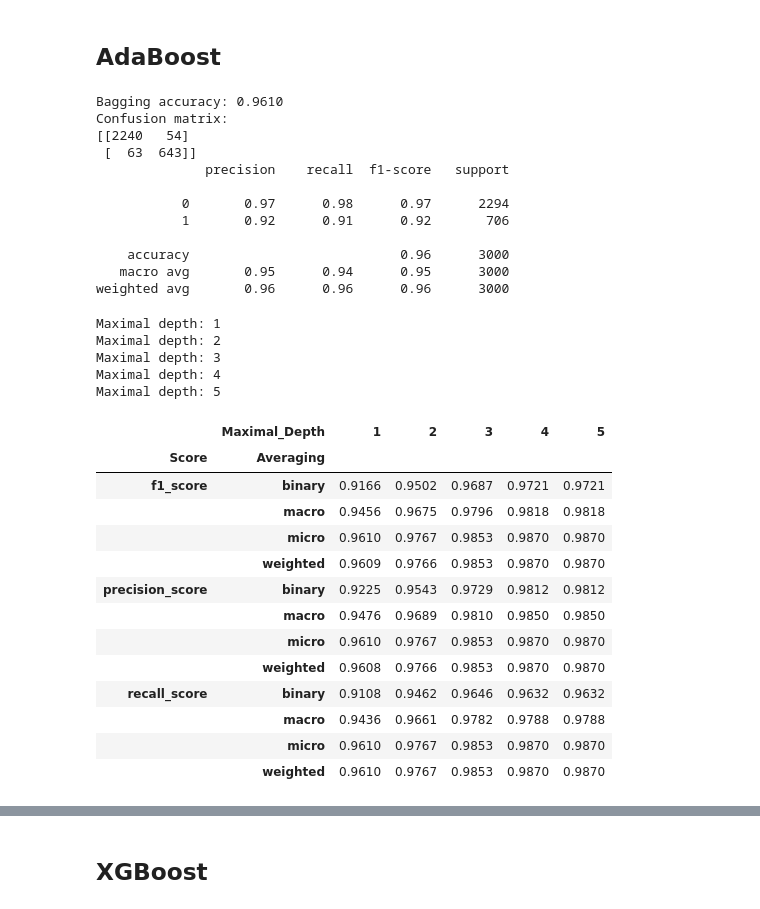
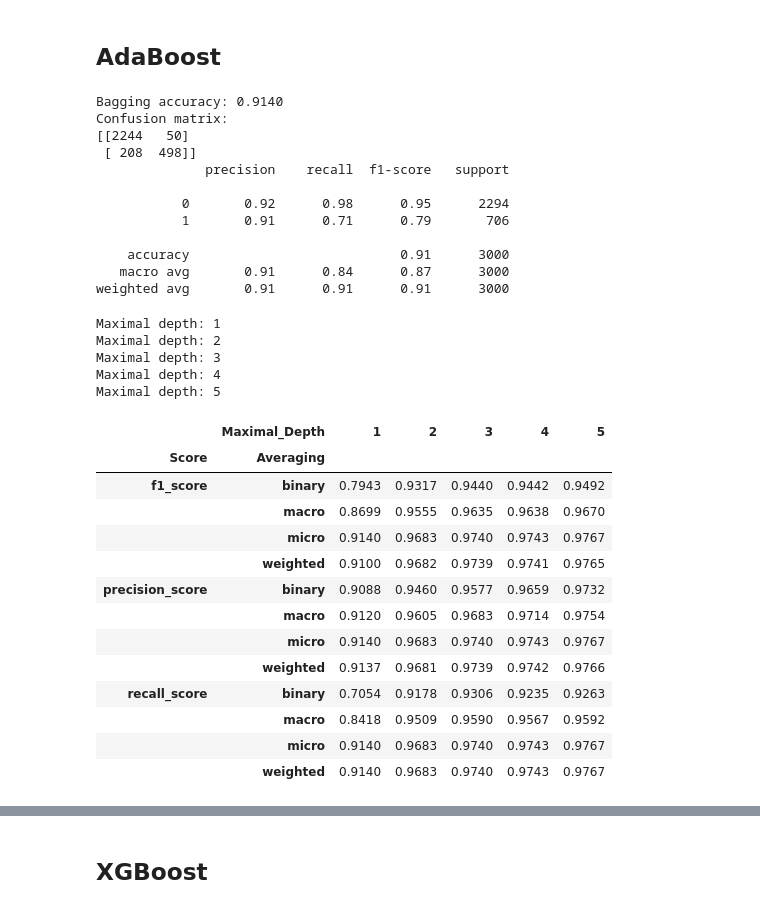
Before and after one commit to skuperst/Predicting-Employee-Turnover-at-Sailsfort-Motors, a Jupyter notebook: Employee_Turnover.ipynb, the cells around one changed output, grey strips where cells are left out. Cells and saved outputs as stored; diff of their text form; code cells hidden in the pictures.

```diff
--- a/Employee Turnover.ipynb
+++ b/Employee_Turnover.ipynb
@@ -46,9 +49,19 @@ api.authenticate()
 # %%
-# Download the dataset
-dataset = 'manidevesh/hr-dataset-analysis'
 download_path = './hr_dataset'  # Folder where the CSV will be saved
-api.dataset_download_files(dataset, path=download_path, unzip=True)
+file_name = 'HR_DataSet.csv'
+if file_name in os.listdir(download_path):
+    print('Using the exsiting file: {}'.format(file_name))
+else:
+    # Initialize Kaggle's API
+    api = KaggleApi()
+    api.authenticate()# Initialize Kaggle's API
+    api = KaggleApi()
+    api.authenticate()
 
-file_name = [f for f in os.listdir(download_path) if f.split('.')[1]=='csv'][0]
-print("Download complete. File name is: {}".format(file_name))
+    # Download the dataset
+    dataset = 'manidevesh/hr-dataset-analysis'
+    api.dataset_download_files(dataset, path=download_path, unzip=True)
+
+    file_name = [f for f in os.listdir(download_path) if f.split('.')[1]=='csv'][0]
+    print("Download complete. File name is: {}".format(file_name))
 # %% [output]
@@ -428,7 +443,8 @@ Out-of-bag score: 98.792 %
 ## AdaBoost
 # %%
 ada_boost_pipeline = Pipeline(steps=[('preprocessor', preprocess_pipeline),
-                                     ('classifier', AdaBoostClassifier(DecisionTreeClassifier(max_depth=1), n_estimators=200, algorithm="SAMME.R", learning_rate=0.5, random_state=42))])
+                                     ('classifier', AdaBoostClassifier(DecisionTreeClassifier(max_depth=1), n_estimators=200,
+                                                                       algorithm="SAMME", learning_rate=0.5, random_state=42))])
 ada_boost_pipeline.fit(X_train, y_train)
 
 y_pred = ada_boost_pipeline.predict(X_test)
@@ -438,51 +454,52 @@ print(confusion_matrix(y_test, y_pred))
 print(classification_report(y_test, y_pred))
 del(ada_boost_pipeline, y_pred)
 # %% [output]
-Bagging accuracy: 0.9610
+Bagging accuracy: 0.9140
 Confusion matrix:
-[[2240   54]
- [  63  643]]
+[[2244   50]
+ [ 208  498]]
               precision    recall  f1-score   support
 
-           0       0.97      0.98      0.97      2294
-           1       0.92      0.91      0.92       706
+           0       0.92      0.98      0.95      2294
+           1       0.91      0.71      0.79       706
 
-    accuracy                           0.96      3000
-   macro avg       0.95      0.94      0.95      3000
-weighted avg       0.96      0.96      0.96      3000
+    accuracy                           0.91      3000
+   macro avg       0.91      0.84      0.87      3000
+weighted avg       0.91      0.91      0.91      3000
 # %%
 # Various scores and averages for the varying maximal depth
 D = dict()
 for md in range(1, 6):
     print('Maximal depth: {}'.format(md))
     for score, averaging in itertools.product([f1_score, precision_score, recall_score],['binary','macro','micro','weighted']):
         ada_boost_pipeline = Pipeline(steps=[('preprocessor', preprocess_pipeline),
-                                             ('classifier', AdaBoostClassifier(DecisionTreeClassifier(max_depth=md), n_estimators=200, algorithm="SAMME.R", learning_rate=0.5, random_state=42))])
+                                             ('classifier', AdaBoostClassifier(DecisionTreeClassifier(max_depth=md), n_estimators=200,
+                                                                               algorithm="SAMME", learning_rate=0.5, random_state=42))])
         ada_boost_pipeline.fit(X_train, y_train)
         y_pred = ada_boost_pipeline.predict(X_test)
         D[(score.__name__, averaging, md)] = round(score(y_test, y_pred, average=averaging), 4)
 display(pd.Series(D.values(), index = pd.MultiIndex.from_tuples(D.keys(), names=['Score','Averaging','Maximal_Depth'])).unstack([-1]))
 del(D, md, score, averaging, ada_boost_pipeline, y_pred)
 # %% [output]
 Maximal depth: 1
 Maximal depth: 2
 Maximal depth: 3
 Maximal depth: 4
 Maximal depth: 5
 |  | Maximal_Depth | 1 | 2 | 3 | 4 | 5 |
 | Score | Averaging |  |  |  |  |  |
-| f1_score | binary | 0.9166 | 0.9502 | 0.9687 | 0.9721 | 0.9721 |
-|  | macro | 0.9456 | 0.9675 | 0.9796 | 0.9818 | 0.9818 |
-|  | micro | 0.9610 | 0.9767 | 0.9853 | 0.9870 | 0.9870 |
-|  | weighted | 0.9609 | 0.9766 | 0.9853 | 0.9870 | 0.9870 |
-| precision_score | binary | 0.9225 | 0.9543 | 0.9729 | 0.9812 | 0.9812 |
-|  | macro | 0.9476 | 0.9689 | 0.9810 | 0.9850 | 0.9850 |
-|  | micro | 0.9610 | 0.9767 | 0.9853 | 0.9870 | 0.9870 |
-|  | weighted | 0.9608 | 0.9766 | 0.9853 | 0.9870 | 0.9870 |
-| recall_score | binary | 0.9108 | 0.9462 | 0.9646 | 0.9632 | 0.9632 |
-|  | macro | 0.9436 | 0.9661 | 0.9782 | 0.9788 | 0.9788 |
-|  | micro | 0.9610 | 0.9767 | 0.9853 | 0.9870 | 0.9870 |
-|  | weighted | 0.9610 | 0.9767 | 0.9853 | 0.9870 | 0.9870 |
+| f1_score | binary | 0.7943 | 0.9317 | 0.9440 | 0.9442 | 0.9492 |
+|  | macro | 0.8699 | 0.9555 | 0.9635 | 0.9638 | 0.9670 |
+|  | micro | 0.9140 | 0.9683 | 0.9740 | 0.9743 | 0.9767 |
+|  | weighted | 0.9100 | 0.9682 | 0.9739 | 0.9741 | 0.9765 |
+| precision_score | binary | 0.9088 | 0.9460 | 0.9577 | 0.9659 | 0.9732 |
+|  | macro | 0.9120 | 0.9605 | 0.9683 | 0.9714 | 0.9754 |
+|  | micro | 0.9140 | 0.9683 | 0.9740 | 0.9743 | 0.9767 |
+|  | weighted | 0.9137 | 0.9681 | 0.9739 | 0.9742 | 0.9766 |
+| recall_score | binary | 0.7054 | 0.9178 | 0.9306 | 0.9235 | 0.9263 |
+|  | macro | 0.8418 | 0.9509 | 0.9590 | 0.9567 | 0.9592 |
+|  | micro | 0.9140 | 0.9683 | 0.9740 | 0.9743 | 0.9767 |
+|  | weighted | 0.9140 | 0.9683 | 0.9740 | 0.9743 | 0.9767 |
 # %%
 # Various scores and averages for the varying number of estimators
 D = dict()
```
Also changed, not shown: parts of 9 cells of this notebook.
